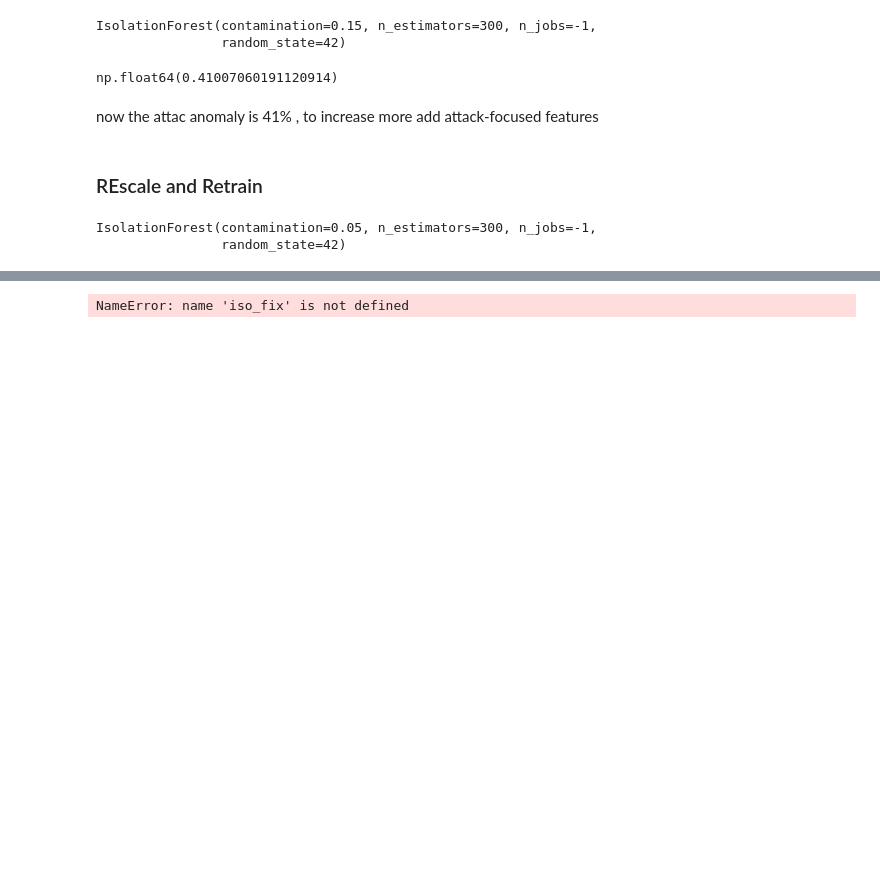
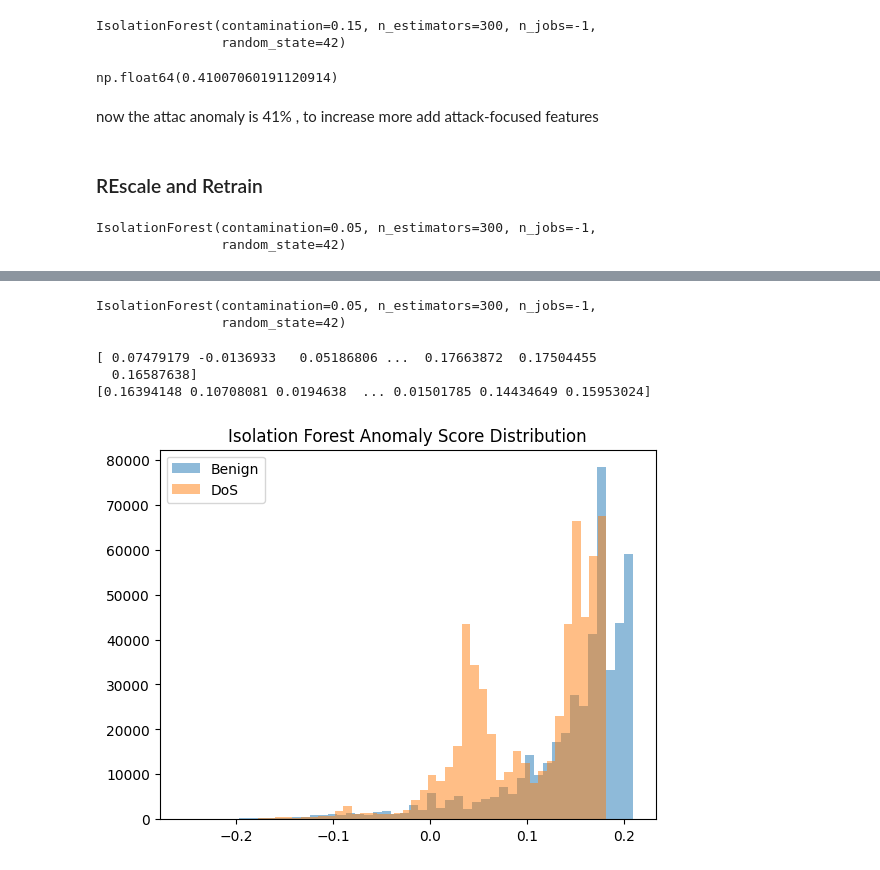
Before and after one commit to Vivek8840/ml-cyber-threat-detection, a Jupyter notebook: notebooks/01_data_exploration.ipynb, the cells around one changed output, grey strips where cells are left out. Saved outputs shown, nothing was run; the diff lists cells and outputs as text; code cells hidden in the pictures; blank space fills up the shorter version.

```diff
--- a/notebooks/01_data_exploration.ipynb
+++ b/notebooks/01_data_exploration.ipynb
@@ -246,5 +246,20 @@ benign_ratio, dos_ratio
+# %%
+iso_fix=IsolationForest(
+    n_estimators=300,
+    contamination=0.05,
+    random_state=42,
+    n_jobs=-1
+)
+iso_fix.fit(xb_scaled)
+# %% [output]
+IsolationForest(contamination=0.05, n_estimators=300, n_jobs=-1,
+                random_state=42)
 # %%
-scores_benign = iso_fix.decision_function(Xb_scaled)
-scores_dos = iso_fix.decision_function(Xd_scaled)
+scores_benign = iso_fix.decision_function(xb_scaled)
+scores_dos = iso_fix.decision_function(xd_scaled)
+print(scores_benign)
+print(scores_dos)
 # %% [output]
-NameError: name 'iso_fix' is not defined
+[ 0.07479179 -0.0136933   0.05186806 ...  0.17663872  0.17504455
+  0.16587638]
+[0.16394148 0.10708081 0.0194638  ... 0.01501785 0.14434649 0.15953024]
@@ -250,0 +268,10 @@ NameError: name 'iso_fix' is not defined
+# %%
+import matplotlib.pyplot as plt
+
+plt.hist(scores_benign, bins=50, alpha=0.5, label="Benign")
+plt.hist(scores_dos, bins=50, alpha=0.5, label="DoS")
+plt.legend()
+plt.title("Isolation Forest Anomaly Score Distribution")
+plt.show()
+# %% [output]
+[figure, added]
```
Also changed, not shown: parts of 16 cells of this notebook, 1 other file.
